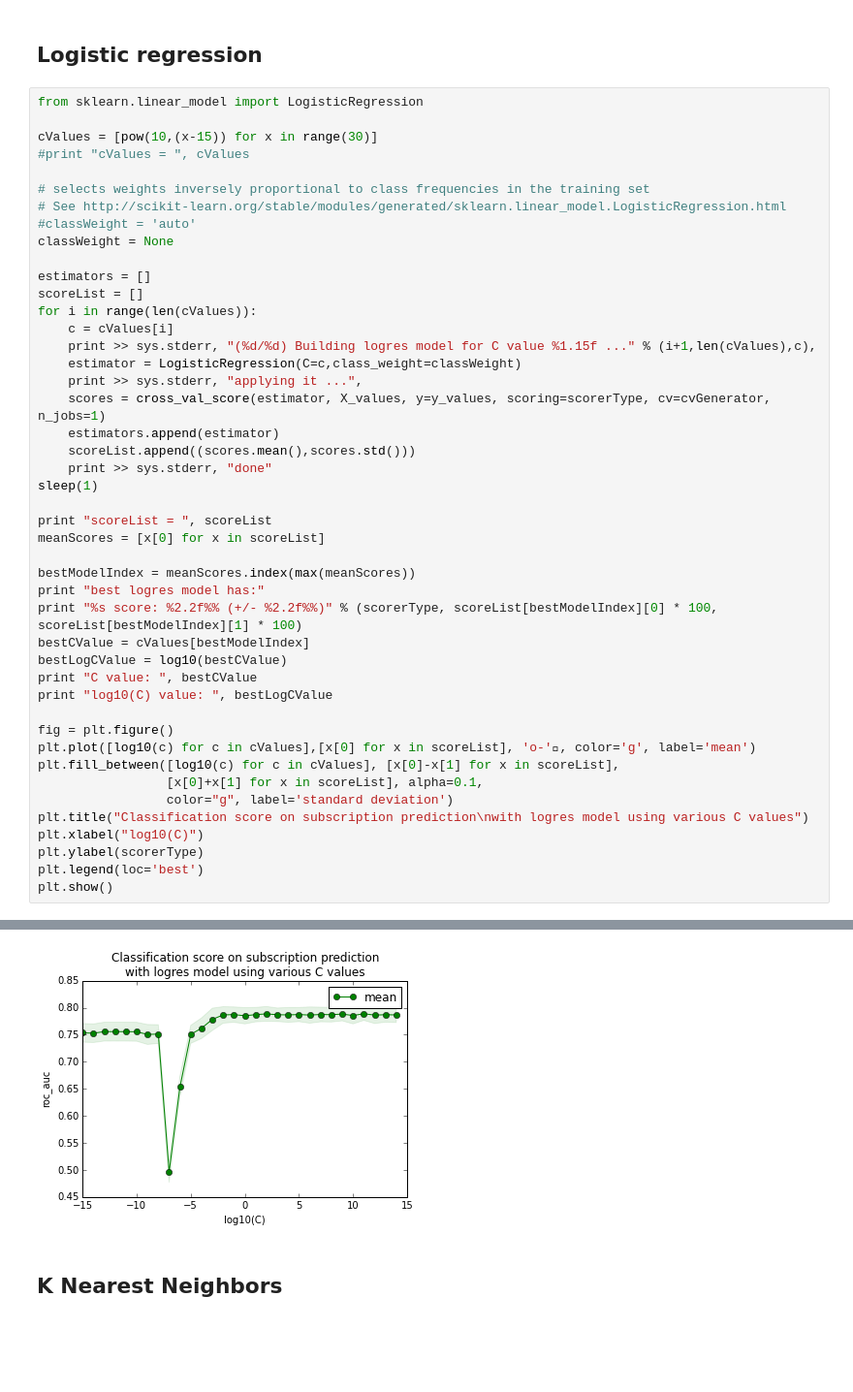
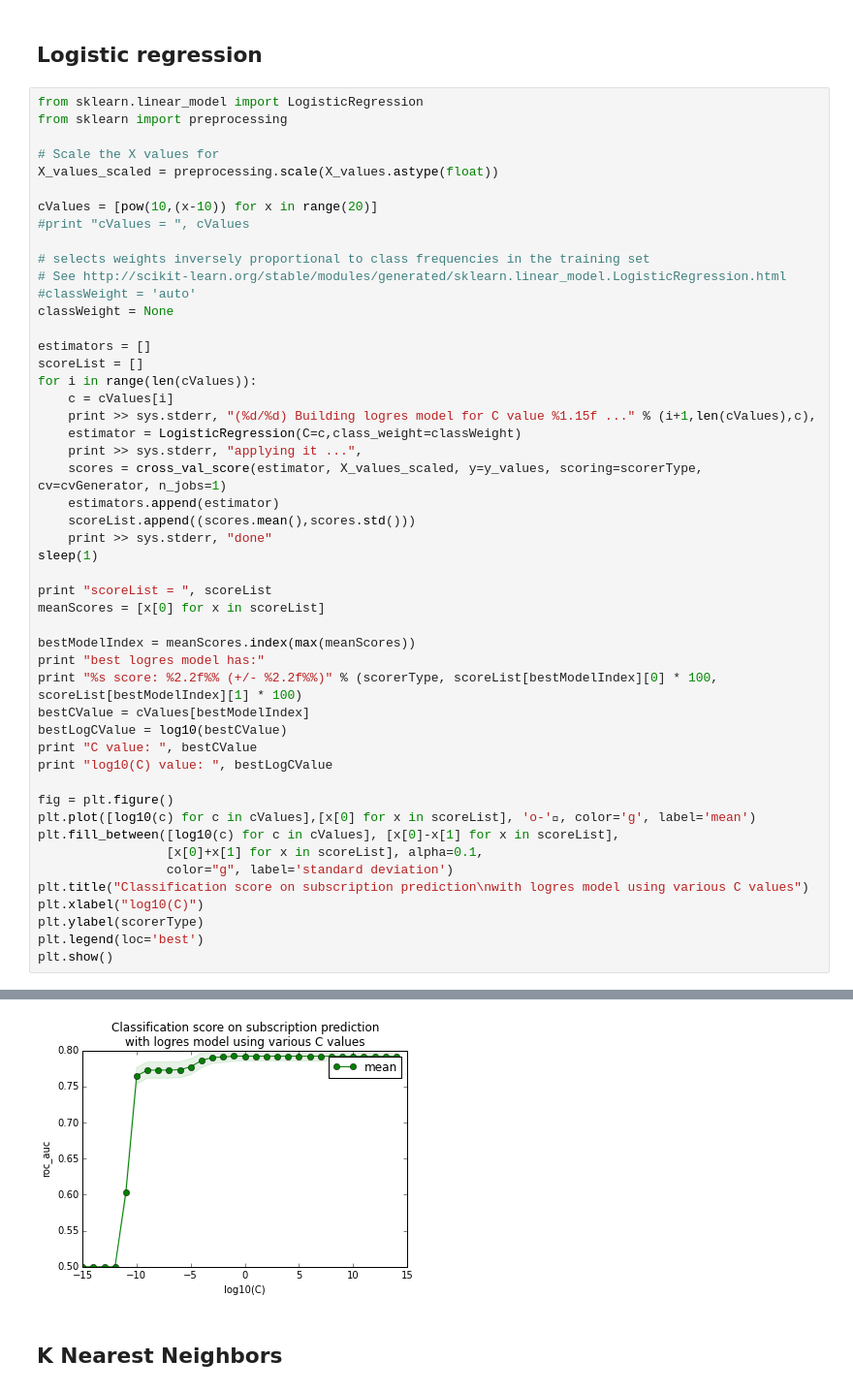
Before and after one commit to fdurant/mcnulty_banking, a Jupyter notebook: project_mcnulty_banking.ipynb, the cells around one changed output, grey strips where cells are left out. Shown at 97% size. Drawn from its saved outputs; the diff is of its cells as text; blank space fills up the shorter version.

Commit message:
Now apply scaling to the features, before the models are built. Also added a ROC curve

```diff
--- a/project_mcnulty_banking.ipynb
+++ b/project_mcnulty_banking.ipynb
@@ -155,8 +155,12 @@ cvGenerator = KFold(len(X_values), n_folds=nrCrossValidationFolds, shuffle=True)
 ## Logistic regression
 # %%
 from sklearn.linear_model import LogisticRegression
+from sklearn import preprocessing
 
-cValues = [pow(10,(x-15)) for x in range(30)]
+# Scale the X values for
+X_values_scaled = preprocessing.scale(X_values.astype(float))
+
+cValues = [pow(10,(x-10)) for x in range(20)]
 #print "cValues = ", cValues
 
 # selects weights inversely proportional to class frequencies in the training set
@@ -171,7 +175,7 @@ for i in range(len(cValues)):
     print >> sys.stderr, "(%d/%d) Building logres model for C value %1.15f ..." % (i+1,len(cValues),c),
     estimator = LogisticRegression(C=c,class_weight=classWeight)
     print >> sys.stderr, "applying it ...",
-    scores = cross_val_score(estimator, X_values, y=y_values, scoring=scorerType, cv=cvGenerator, n_jobs=1)
+    scores = cross_val_score(estimator, X_values_scaled, y=y_values, scoring=scorerType, cv=cvGenerator, n_jobs=1)
     estimators.append(estimator)
     scoreList.append((scores.mean(),scores.std()))
     print >> sys.stderr, "done"
@@ -224,5 +228,5 @@ log10(C) value:  11.0
 done
-[figure, old version]
+[figure, new version]
 # %% [markdown]
 ## K Nearest Neighbors
 # %%
```
Also changed, not shown: parts of 7 cells of this notebook.
